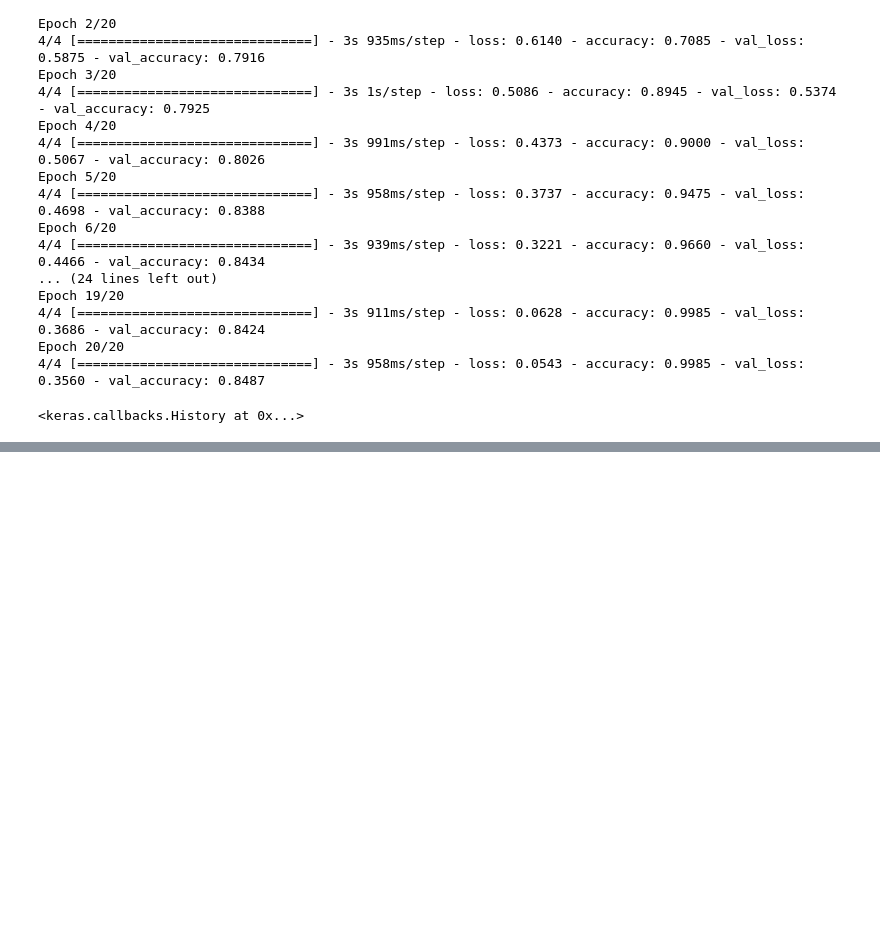
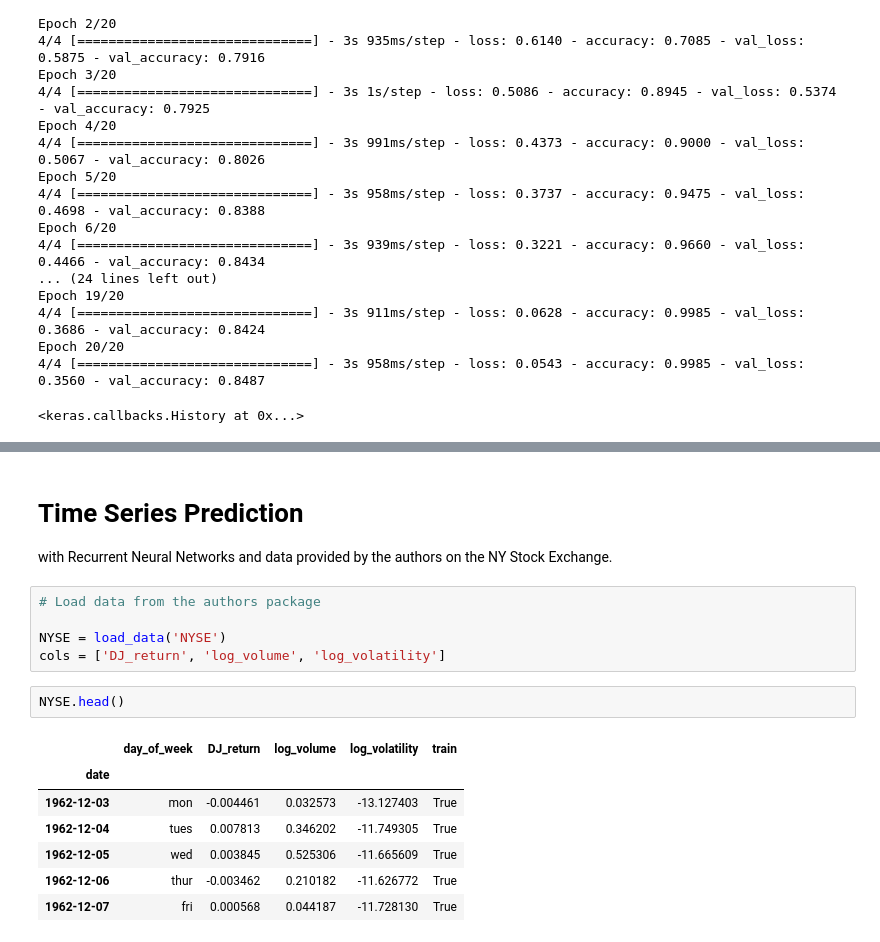
Before and after one commit to renataghisloti/ILSR-Python-DeepLearningChapter, a Jupyter notebook: ITSL_Chap10_DeepLearning_Python.ipynb, the cells around one changed output, grey strips where cells are left out. Saved outputs shown, nothing was run; the diff lists cells and outputs as text; blank space fills up the shorter version.

```diff
--- a/ITSL_Chap10_DeepLearning_Python.ipynb
+++ b/ITSL_Chap10_DeepLearning_Python.ipynb
@@ -720,0 +823,19 @@ Epoch 20/20
+# %% [markdown]
+#  Time Series Prediction
+
+with Recurrent Neural Networks and data provided by the authors on the NY Stock Exchange.
+# %%
+# Load data from the authors package
+
+NYSE = load_data('NYSE')
+cols = ['DJ_return', 'log_volume', 'log_volatility']
+# %%
+NYSE.head()
+# %% [output]
+|  | day_of_week | DJ_return | log_volume | log_volatility | train |
+| date |  |  |  |  |  |
+| 1962-12-03 | mon | -0.004461 | 0.032573 | -13.127403 | True |
+| 1962-12-04 | tues | 0.007813 | 0.346202 | -11.749305 | True |
+| 1962-12-05 | wed | 0.003845 | 0.525306 | -11.665609 | True |
+| 1962-12-06 | thur | -0.003462 | 0.210182 | -11.626772 | True |
+| 1962-12-07 | fri | 0.000568 | 0.044187 | -11.728130 | True |
```
Also changed, not shown: parts of 44 cells of this notebook.
